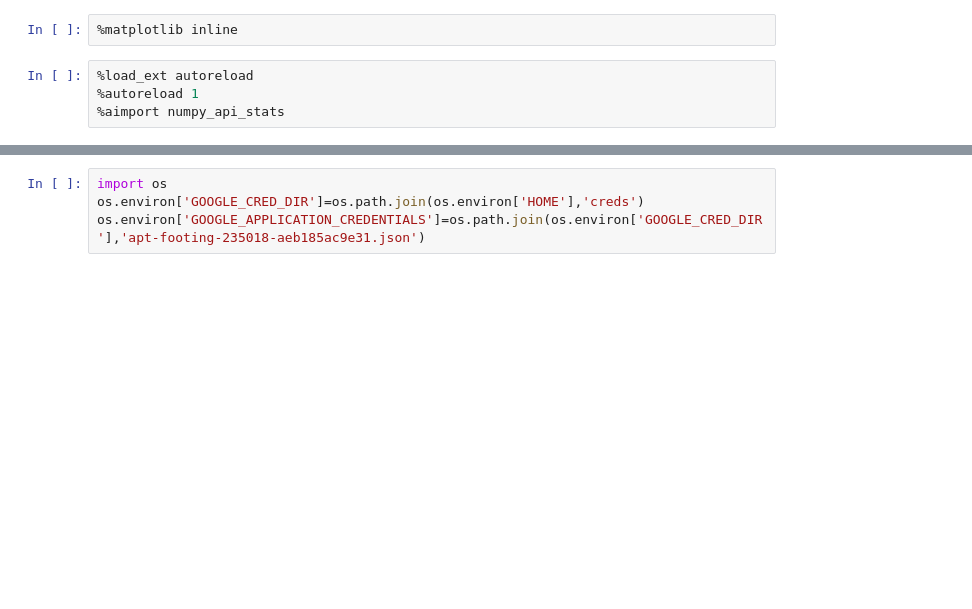
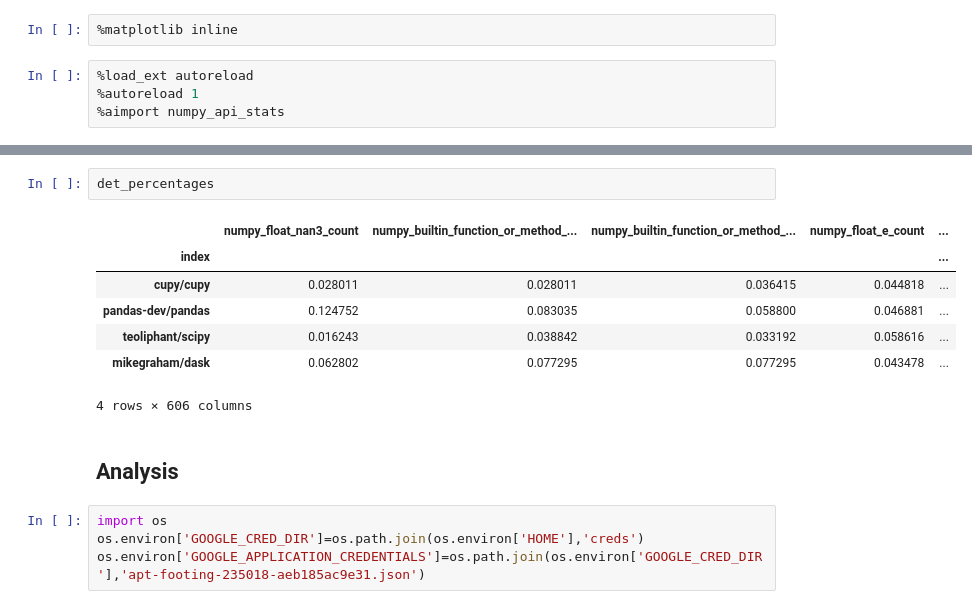
Before and after one commit to mpeaton/api_stats, a Jupyter notebook: api_stats/numpy_stats.ipynb, the cells around one changed output, grey strips where cells are left out. Drawn from its saved outputs; the diff is of its cells as text; blank space fills up the shorter version.

```diff
--- a/api_stats/numpy_stats.ipynb
+++ b/api_stats/numpy_stats.ipynb
@@ -13,3 +25,15 @@ ns.plot_results(pd.read_csv('results-20190402-090153.csv'),savefig=True,filename
+# %%
+det_percentages
+# %% [output]
+|  | numpy_float_nan3_count | numpy_builtin_function_or_method_... | numpy_builtin_function_or_method_... | numpy_float_e_count | ... |
+| index |  |  |  |  | ... |
+| cupy/cupy | 0.028011 | 0.028011 | 0.036415 | 0.044818 | ... |
+| pandas-dev/pandas | 0.124752 | 0.083035 | 0.058800 | 0.046881 | ... |
+| teoliphant/scipy | 0.016243 | 0.038842 | 0.033192 | 0.058616 | ... |
+| mikegraham/dask | 0.062802 | 0.077295 | 0.077295 | 0.043478 | ... |
+4 rows × 606 columns
+# %% [markdown]
+## Analysis
 # %%
 import os
 os.environ['GOOGLE_CRED_DIR']=os.path.join(os.environ['HOME'],'creds')
```
Also changed, not shown: parts of 26 cells of this notebook, 4 other files.
